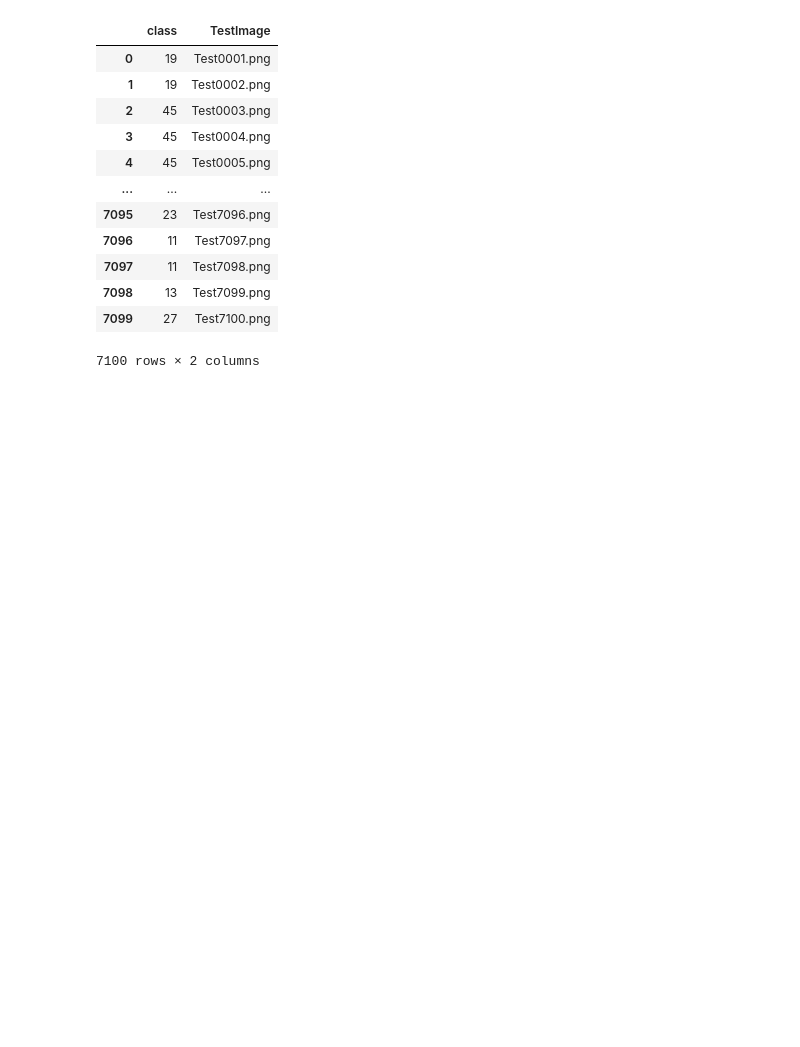
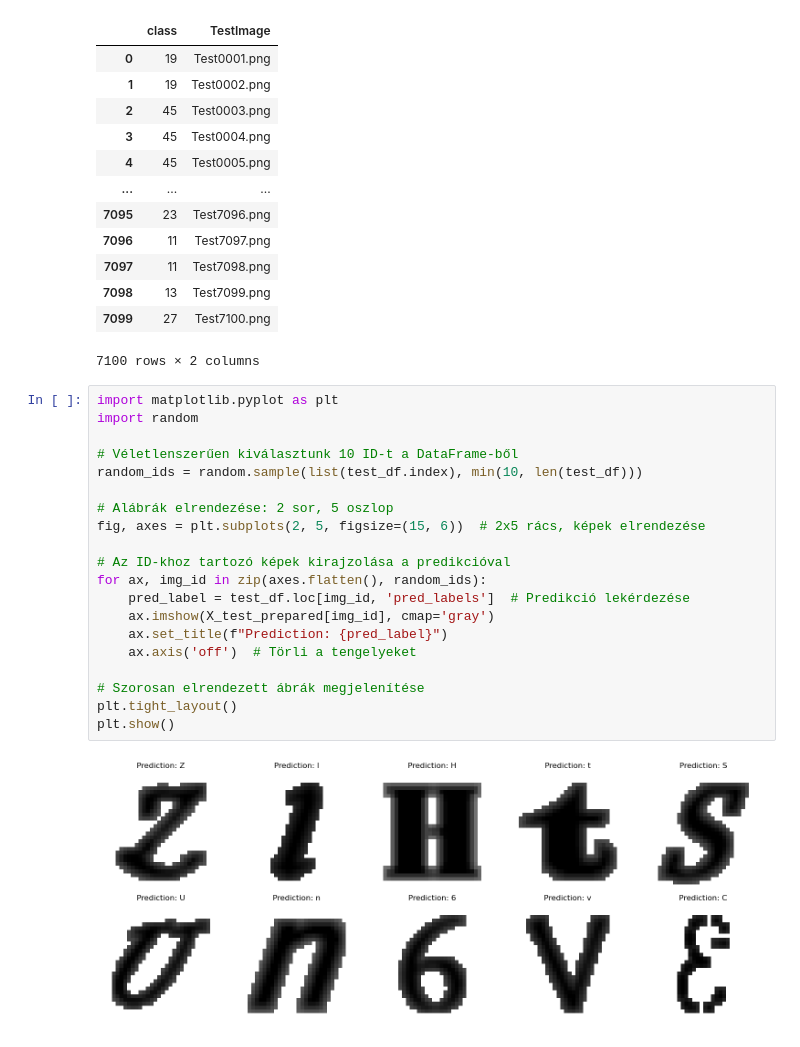
Before and after one commit to Nandi0813/Adatelmezes-HF, a Jupyter notebook: main.ipynb, the cells around one changed output. Cells and saved outputs as stored; diff of their text form; blank space fills up the shorter version.

```diff
--- a/main.ipynb
+++ b/main.ipynb
@@ -148,3 +142,25 @@ df_lead
 | 7098 | 13 | Test7099.png |
 | 7099 | 27 | Test7100.png |
 7100 rows × 2 columns
+# %%
+import matplotlib.pyplot as plt
+import random
+
+# Véletlenszerűen kiválasztunk 10 ID-t a DataFrame-ből
+random_ids = random.sample(list(test_df.index), min(10, len(test_df)))
+
+# Alábrák elrendezése: 2 sor, 5 oszlop
+fig, axes = plt.subplots(2, 5, figsize=(15, 6))  # 2x5 rács, képek elrendezése
+
+# Az ID-khoz tartozó képek kirajzolása a predikcióval
+for ax, img_id in zip(axes.flatten(), random_ids):
+    pred_label = test_df.loc[img_id, 'pred_labels']  # Predikció lekérdezése
+    ax.imshow(X_test_prepared[img_id], cmap='gray')
+    ax.set_title(f"Prediction: {pred_label}")
+    ax.axis('off')  # Törli a tengelyeket
+
+# Szorosan elrendezett ábrák megjelenítése
+plt.tight_layout()
+plt.show()
+# %% [output]
+[figure, added]
```
Also changed, not shown: parts of 4 cells of this notebook, 1 other file.
